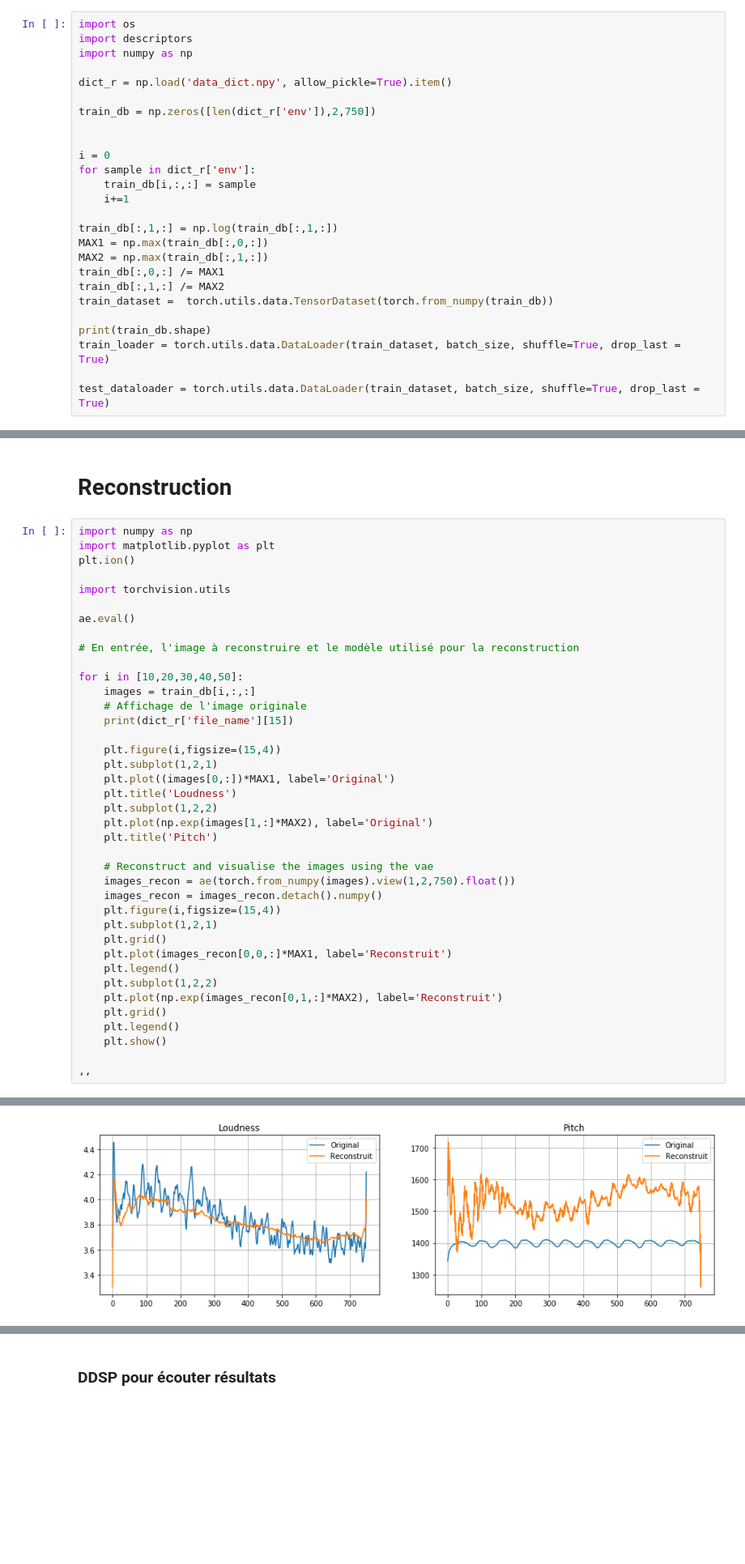
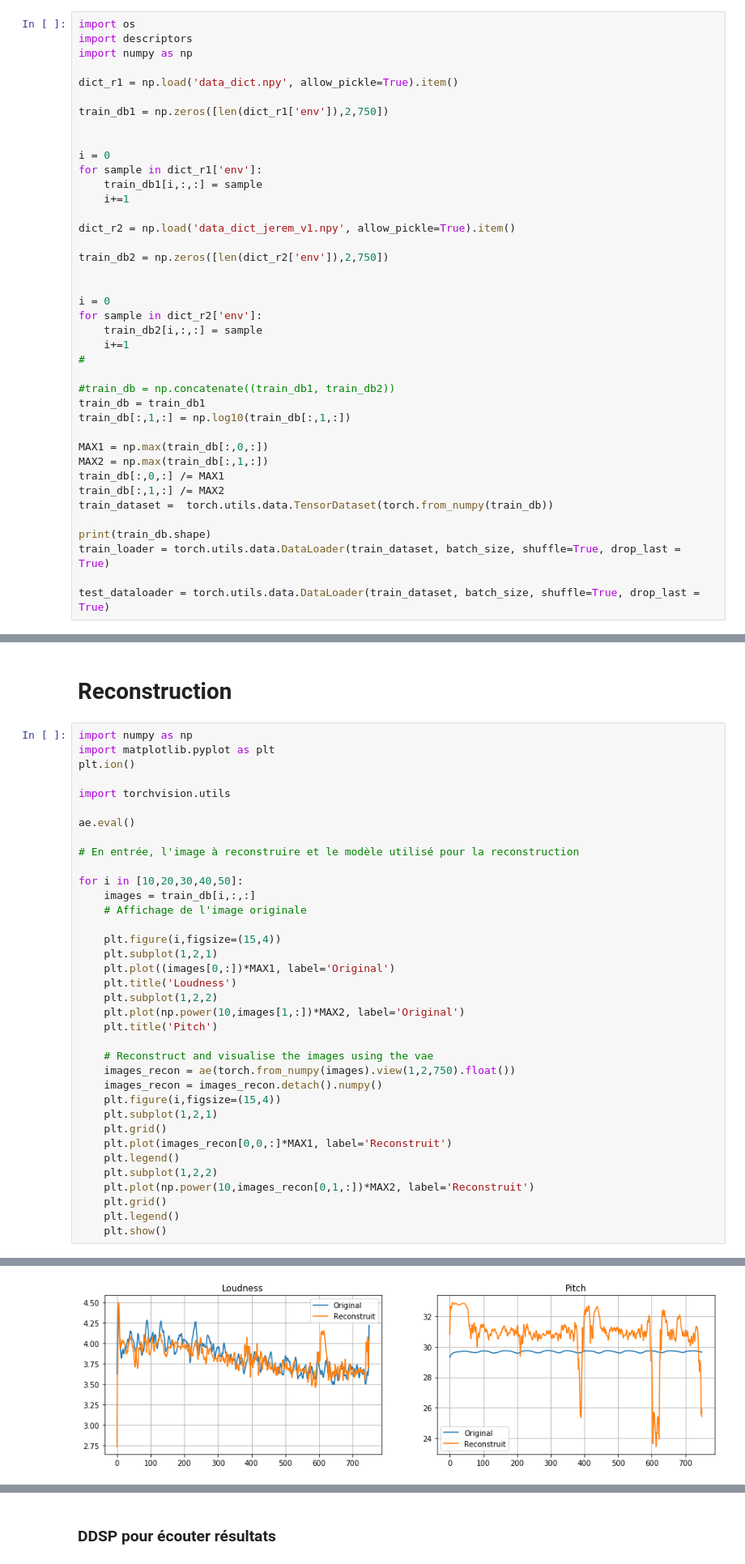
Before and after one commit to ArganVerrier/Learning-controls-and-interactions-for-DDSP, a Jupyter notebook: Solordinario/AE_Conv2d.ipynb, the cells around one changed output, grey strips where cells are left out. Shown at 81% size. Cells and saved outputs as stored; diff of their text form; blank space fills up the shorter version.

```diff
--- a/Solordinario/AE_Conv2d.ipynb
+++ b/Solordinario/AE_Conv2d.ipynb
@@ -23,17 +23,31 @@ import os
 import descriptors
 import numpy as np
 
-dict_r = np.load('data_dict.npy', allow_pickle=True).item()
+dict_r1 = np.load('data_dict.npy', allow_pickle=True).item()
 
-train_db = np.zeros([len(dict_r['env']),2,750])
+train_db1 = np.zeros([len(dict_r1['env']),2,750])
 
 
 i = 0
-for sample in dict_r['env']:
-    train_db[i,:,:] = sample
+for sample in dict_r1['env']:
+    train_db1[i,:,:] = sample
     i+=1
 
-train_db[:,1,:] = np.log(train_db[:,1,:])
+dict_r2 = np.load('data_dict_jerem_v1.npy', allow_pickle=True).item()
+
+train_db2 = np.zeros([len(dict_r2['env']),2,750])
+
+
+i = 0
+for sample in dict_r2['env']:
+    train_db2[i,:,:] = sample
+    i+=1
+#
+
+#train_db = np.concatenate((train_db1, train_db2))
+train_db = train_db1
+train_db[:,1,:] = np.log10(train_db[:,1,:])
+
 MAX1 = np.max(train_db[:,0,:])
 MAX2 = np.max(train_db[:,1,:])
 train_db[:,0,:] /= MAX1
@@ -235,14 +237,13 @@ ae.eval()
 for i in [10,20,30,40,50]:
     images = train_db[i,:,:]
     # Affichage de l'image originale
-    print(dict_r['file_name'][15])
 
     plt.figure(i,figsize=(15,4))
     plt.subplot(1,2,1)
     plt.plot((images[0,:])*MAX1, label='Original')
     plt.title('Loudness')
     plt.subplot(1,2,2)
-    plt.plot(np.exp(images[1,:]*MAX2), label='Original')
+    plt.plot(np.power(10,images[1,:])*MAX2, label='Original')
     plt.title('Pitch')
 
     # Reconstruct and visualise the images using the vae
@@ -254,10 +255,8 @@ for i in [10,20,30,40,50]:
     plt.plot(images_recon[0,0,:]*MAX1, label='Reconstruit')
     plt.legend()
     plt.subplot(1,2,2)
-    plt.plot(np.exp(images_recon[0,1,:]*MAX2), label='Reconstruit')
+    plt.plot(np.power(10,images_recon[0,1,:])*MAX2, label='Reconstruit')
     plt.grid()
     plt.legend()
     plt.show()
-
-,,
 # %% [output]
@@ -265 +263 @@ data_2\Vn-ord-ff-1c-_A#6.wav
-[figure, old version]
+[figure, new version]
```
Also changed, not shown: parts of 9 cells of this notebook, 1 other file.
